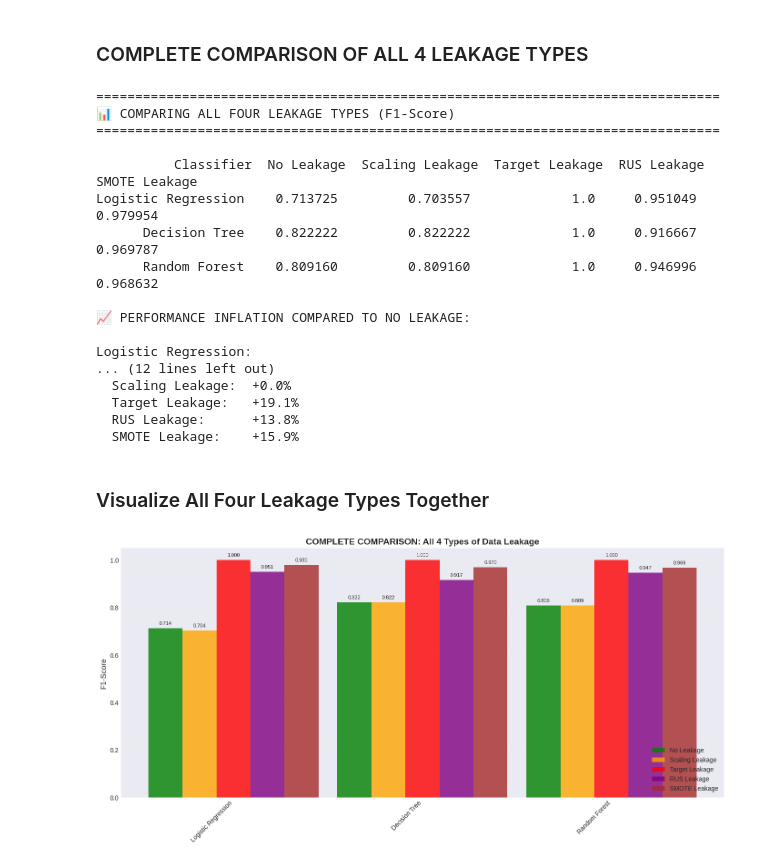
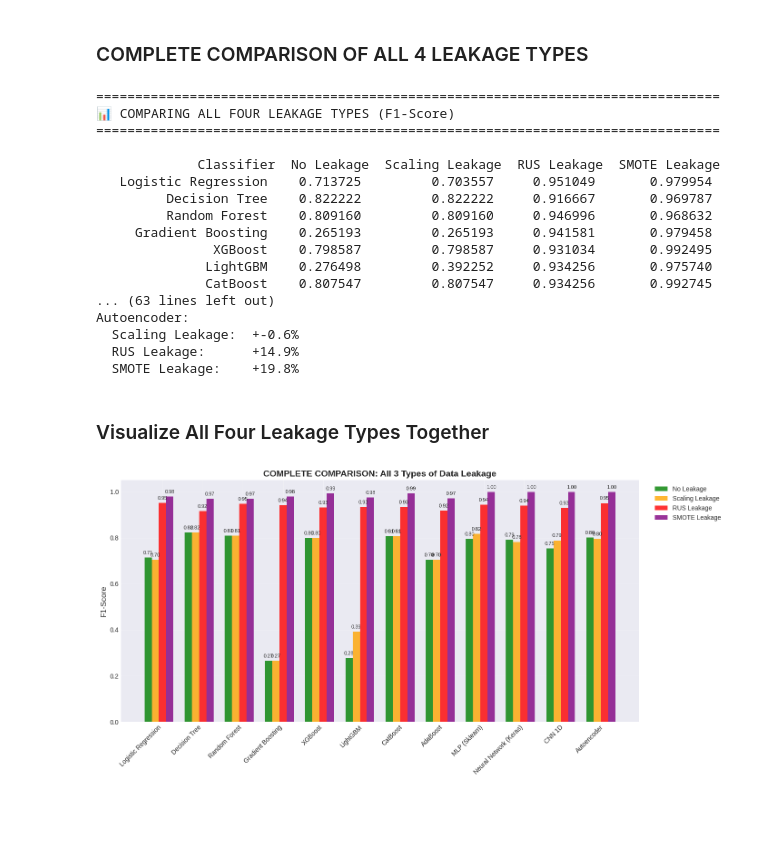
Before and after one commit to oucheneabdelhak/AI-DrivenFraudDetctionInSmartCardTransaction-Survey, a Jupyter notebook: DataLeakageEffect.ipynb, the cells around one changed output. Drawn from its saved outputs; the diff is of its cells as text; code cells hidden in the pictures; blank space fills up the shorter version.

```diff
--- a/DataLeakageEffect.ipynb
+++ b/DataLeakageEffect.ipynb
@@ -337,6 +431,6 @@ plt.show()
 # %%
 print("\n" + "="*80)
-print("🔴 LEAKAGE TYPE 3: Preprocessing before Cross-Validation")
+print("🔴 LEAKAGE TYPE 2: Preprocessing before Cross-Validation")
 print("="*80)
 
 # Leaky CV approach: Preprocess entire dataset before CV
@@ -347,7 +441,7 @@ cv_results_leaky = {name: {'Precision': [], 'Recall': [], 'F1-Score': []} for na
 
 X_scaled_full = StandardScaler().fit_transform(X)
 
-for name, clf in classifiers.items():
+for name, clf in classifiers_cv.items():
     # Use cross_validate to get multiple metrics
     scores = cross_validate(clf, X_scaled_full, y, cv=5,
                            scoring=['precision', 'recall', 'f1'])
@@ -365,9 +459,9 @@ for name, clf in classifiers.items():
 print("\n✅ CORRECT Cross-Validation (preprocessing inside CV folds):")
 print("-" * 60)
 
-cv_results_correct = {name: {'Precision': [], 'Recall': [], 'F1-Score': []} for name in classifiers.keys()}
+cv_results_correct = {name: {'Precision': [], 'Recall': [], 'F1-Score': []} for name in classifiers_cv.keys()}
 
-for name, clf in classifiers.items():
+for name, clf in classifiers_cv.items():
     pipeline = Pipeline([
         ('scaler', StandardScaler()),
         ('classifier', clf)
@@ -519,7 +645,7 @@ for name, clf in classifiers.items():
     if name != 'SVM':  # Skip SVM for speed
         clf.fit(X_train_rus_leaky, y_train_rus_leaky)
         y_pred = clf.predict(X_test_rus_leaky)
-        y_pred_proba = clf.predict_proba(X_test_rus_leaky)[:, 1] if hasattr(clf, "predict_proba") else None
+        y_pred_proba = get_pred_proba(clf, X_test_rus_leaky)
 
         metrics = evaluate_model(y_test_rus_leaky, y_pred, y_pred_proba)
         results_rus_leaky[name] = metrics
@@ -533,7 +659,7 @@ for name, clf in classifiers.items():
     if name != 'SVM':  # Skip SVM for speed
         clf.fit(X_train_smote_leaky, y_train_smote_leaky)
         y_pred = clf.predict(X_test_smote_leaky)
-        y_pred_proba = clf.predict_proba(X_test_smote_leaky)[:, 1] if hasattr(clf, "predict_proba") else None
+        y_pred_proba = get_pred_proba(clf, X_test_smote_leaky)
 
         metrics = evaluate_model(y_test_smote_leaky, y_pred, y_pred_proba)
         results_smote_leaky[name] = metrics
@@ -568,14 +694,13 @@ results_baseline = {}
 print("\n📊 BASELINE (No sampling, just scaling):")
 print("-" * 60)
 for name, clf in classifiers.items():
-    if name != 'SVM':  # Skip SVM for speed
-        clf.fit(X_train_scaled, y_train)
-        y_pred = clf.predict(X_test_scaled)
-        y_pred_proba = clf.predict_proba(X_test_scaled)[:, 1] if hasattr(clf, "predict_proba") else None
+    clf.fit(X_train_scaled, y_train)
+    y_pred = clf.predict(X_test_scaled)
+    y_pred_proba = get_pred_proba(clf, X_test_scaled)
 
-        metrics = evaluate_model(y_test, y_pred, y_pred_proba)
-        results_baseline[name] = metrics
-        print_metrics(metrics, name)
+    metrics = evaluate_model(y_test, y_pred, y_pred_proba)
+    results_baseline[name] = metrics
+    print_metrics(metrics, name)
 
 # Correct Random Under Sampling (on training data only)
 rus_correct = RandomUnderSampler(random_state=42)
@@ -588,7 +713,7 @@ for name, clf in classifiers.items():
     if name != 'SVM':  # Skip SVM for speed
         clf.fit(X_train_rus_correct, y_train_rus_correct)
         y_pred = clf.predict(X_test_scaled)
-        y_pred_proba = clf.predict_proba(X_test_scaled)[:, 1] if hasattr(clf, "predict_proba") else None
+        y_pred_proba = get_pred_proba(clf, X_test_scaled)
 
         metrics = evaluate_model(y_test, y_pred, y_pred_proba)
         results_rus_correct[name] = metrics
@@ -605,7 +730,7 @@ for name, clf in classifiers.items():
     if name != 'SVM':  # Skip SVM for speed
         clf.fit(X_train_smote_correct, y_train_smote_correct)
         y_pred = clf.predict(X_test_scaled)
-        y_pred_proba = clf.predict_proba(X_test_scaled)[:, 1] if hasattr(clf, "predict_proba") else None
+        y_pred_proba = get_pred_proba(clf, X_test_scaled)
 
         metrics = evaluate_model(y_test, y_pred, y_pred_proba)
         results_smote_correct[name] = metrics
@@ -707,7 +842,6 @@ for name in [c for c in classifiers.keys() if c != 'SVM']:
         'Classifier': name,
         'No Leakage': results_correct_scaling[name]['F1-Score'],
         'Scaling Leakage': results_leaky_scaling[name]['F1-Score'],
-        'Target Leakage': results_target_leakage[name]['F1-Score'],
         'RUS Leakage': results_rus_leaky[name]['F1-Score'],
         'SMOTE Leakage': results_smote_leaky[name]['F1-Score']
     }
@@ -722,7 +856,6 @@ for name in [c for c in classifiers.keys() if c != 'SVM']:
     print(f"\n{name}:")
     baseline = results_correct_scaling[name]['F1-Score']
     print(f"  Scaling Leakage:  +{(results_leaky_scaling[name]['F1-Score'] - baseline)*100:.1f}%")
-    print(f"  Target Leakage:   +{(results_target_leakage[name]['F1-Score'] - baseline)*100:.1f}%")
     print(f"  RUS Leakage:      +{(results_rus_leaky[name]['F1-Score'] - baseline)*100:.1f}%")
     print(f"  SMOTE Leakage:    +{(results_smote_leaky[name]['F1-Score'] - baseline)*100:.1f}%")
 # %% [output]
@@ -730,19 +863,19 @@ for name in [c for c in classifiers.keys() if c != 'SVM']:
 📊 COMPARING ALL FOUR LEAKAGE TYPES (F1-Score)
 ================================================================================
 
-          Classifier  No Leakage  Scaling Leakage  Target Leakage  RUS Leakage  SMOTE Leakage
-Logistic Regression    0.713725         0.703557             1.0     0.951049       0.979954
-      Decision Tree    0.822222         0.822222             1.0     0.916667       0.969787
-      Random Forest    0.809160         0.809160             1.0     0.946996       0.968632
-
-📈 PERFORMANCE INFLATION COMPARED TO NO LEAKAGE:
-
-Logistic Regression:
-... (12 lines left out)
-  Scaling Leakage:  +0.0%
-  Target Leakage:   +19.1%
-  RUS Leakage:      +13.8%
-  SMOTE Leakage:    +15.9%
+             Classifier  No Leakage  Scaling Leakage  RUS Leakage  SMOTE Leakage
+   Logistic Regression    0.713725         0.703557     0.951049       0.979954
+         Decision Tree    0.822222         0.822222     0.916667       0.969787
+         Random Forest    0.809160         0.809160     0.946996       0.968632
+     Gradient Boosting    0.265193         0.265193     0.941581       0.979458
+               XGBoost    0.798587         0.798587     0.931034       0.992495
+              LightGBM    0.276498         0.392252     0.934256       0.975740
+              CatBoost    0.807547         0.807547     0.934256       0.992745
+... (63 lines left out)
+Autoencoder:
+  Scaling Leakage:  +-0.6%
+  RUS Leakage:      +14.9%
+  SMOTE Leakage:    +19.8%
 # %% [markdown]
 ### Visualize All Four Leakage Types Together
 # %%
@@ -752,39 +885,38 @@ x_pos = np.arange(len([c for c in classifiers.keys() if c != 'SVM']))
 width = 0.18
 classifier_names = [c for c in classifiers.keys() if c != 'SVM']
 
-leakage_types = ['No Leakage', 'Scaling Leakage', 'Target Leakage', 'RUS Leakage', 'SMOTE Leakage']
+leakage_types = ['No Leakage', 'Scaling Leakage','RUS Leakage', 'SMOTE Leakage']
 colors = ['green', 'orange', 'red', 'purple', 'brown']
 
 for i, (leak_type, color) in enumerate(zip(leakage_types, colors)):
     offset = (i - 2) * width
     if leak_type == 'No Leakage':
         scores = [results_correct_scaling[name]['F1-Score'] for name in classifier_names]
     elif leak_type == 'Scaling Leakage':
         scores = [results_leaky_scaling[name]['F1-Score'] for name in classifier_names]
-    elif leak_type == 'Target Leakage':
-        scores = [results_target_leakage[name]['F1-Score'] for name in classifier_names]
     elif leak_type == 'RUS Leakage':
         scores = [results_rus_leaky[name]['F1-Score'] for name in classifier_names]
     else:  # SMOTE Leakage
         scores = [results_smote_leaky[name]['F1-Score'] for name in classifier_names]
 
     bars = ax.bar(x_pos + offset, scores, width, label=leak_type, alpha=0.8, color=color)
 
     # Add value labels
     for bar, score in zip(bars, scores):
         if score > 0:
             ax.text(bar.get_x() + bar.get_width()/2., bar.get_height() + 0.01,
-                   f'{score:.3f}', ha='center', va='bottom', fontsize=8)
+                   f'{score:.2f}', ha='center', va='bottom', fontsize=8)
 
 ax.set_ylabel('F1-Score', fontsize=12)
-ax.set_title('COMPLETE COMPARISON: All 4 Types of Data Leakage', fontsize=14, fontweight='bold')
+ax.set_title('COMPLETE COMPARISON: All 3 Types of Data Leakage', fontsize=14, fontweight='bold')
 ax.set_xticks(x_pos)
 ax.set_xticklabels(classifier_names, rotation=45, ha='right')
-ax.legend(loc='lower right', fontsize=10)
+ax.legend(loc='upper left', bbox_to_anchor=(1.02, 1), fontsize=10)
 ax.grid(True, alpha=0.3)
 ax.set_ylim([0, 1.05])
 
 plt.tight_layout()
 plt.show()
+clear_keras_session()
 # %% [output]
-[figure, old version]
+[figure, new version]
```
Also changed, not shown: parts of 19 cells of this notebook.
